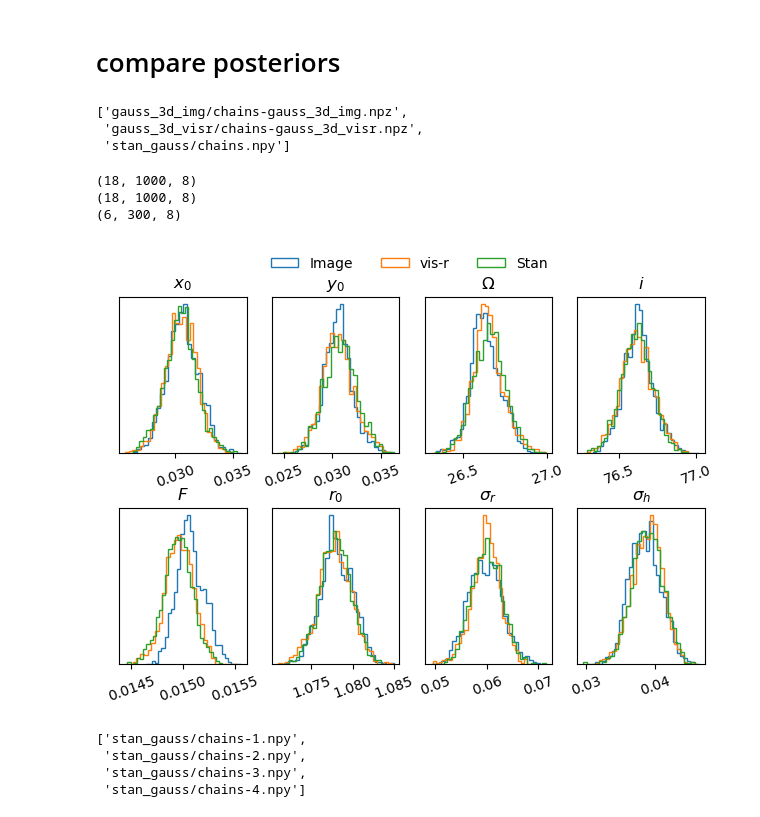
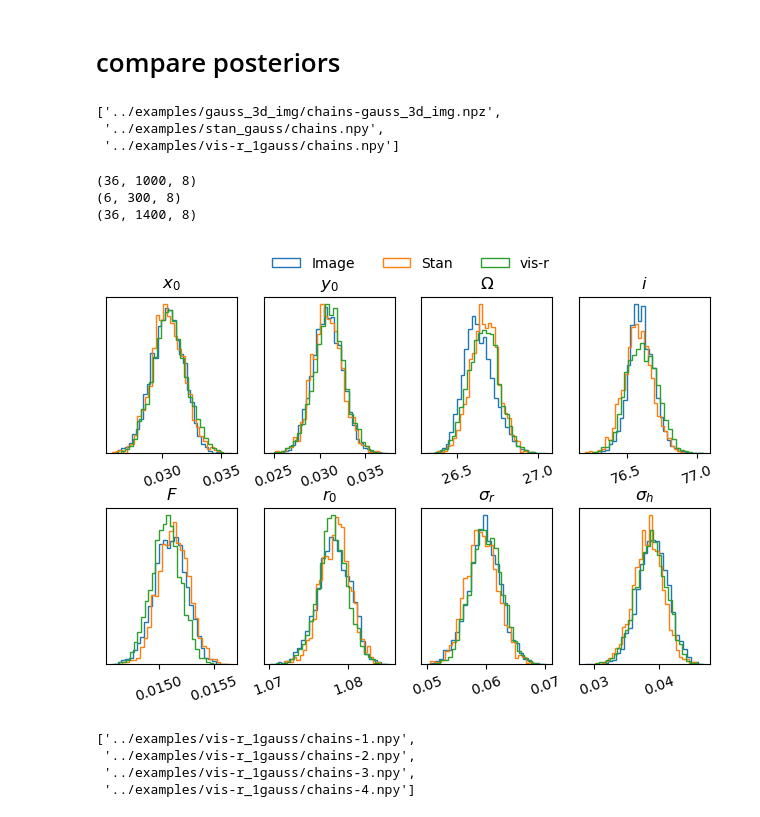
Before and after one commit to drgmk/vis-r, a Jupyter notebook: notebooks/mcmc_fitting.ipynb, the cells around one changed output. Cells and saved outputs as stored; diff of their text form; code cells hidden in the pictures.

```diff
--- a/notebooks/mcmc_fitting.ipynb
+++ b/notebooks/mcmc_fitting.ipynb
@@ -194,13 +196,13 @@ def lnpostfn_dht(p, test=False):
     urot, ruv = functions.uv_trans(u, v, np.deg2rad(p[2]), np.deg2rad(p[3]))
     # radial profile
     f = 1/2.35e-11*prof(Rnk/arcsec, p)
-    fth = h.transform(f)
+    fth = np.dot(Ykm, f)
     # normalise on shortest baseline
     fth = fth * p[4]/fth[0]
     # interpolate, frank has a method for this too
     # but it is about 10x slower
     # vis = h.interpolate(fth, ruv, space='Fourier')
-    vis = np.interp(ruv, Qnk, fth)
+    vis = np.interp(ruv, Qzero, fth)
     # vertical
     rz = p[7]*p[5]*np.sin(np.deg2rad(p[3])) * urot * arcsec2pi
     vis = vis * np.exp(-0.5*np.square(rz))
@@ -228,6 +230,6 @@ print(lnpostfn_dht(p0))
 # %%
 # choose which method to use
-if 0:
+if 1:
     lnpostfn = lnpostfn_img
     model_name += '_img'
 else:
@@ -252,7 +254,7 @@ print(lnpostfn(p0))
 # %%
 # set up and run mcmc fitting
 ndim = ii.n_params        # number of dimensions
-nwalkers = 18             # number of walkers
+nwalkers = 36             # number of walkers
 nsteps = 1000               # total number of MCMC steps
 nthreads = 6              # CPU threads that emcee should use
 
@@ -397,55 +383,58 @@ ax.scatter(ruv, vis, s=0.1, color='g')
 # %%
 fs = glob.glob('../examples/*/chain*[a-z].np[yz]')
 fs.sort()
+fs = fs[:3]
 fs
 # %% [output]
-['gauss_3d_img/chains-gauss_3d_img.npz',
- 'gauss_3d_visr/chains-gauss_3d_visr.npz',
- 'stan_gauss/chains.npy']
+['../examples/gauss_3d_img/chains-gauss_3d_img.npz',
+ '../examples/stan_gauss/chains.npy',
+ '../examples/vis-r_1gauss/chains.npy']
 # %%
 fig, ax = plt.subplots(2, 4)
 a = ax.flatten()
-lab = ['Image', 'vis-r', 'Stan']
+lab = ['Image', 'Stan', 'vis-r']
 
 for j,f in enumerate(fs):
     if 'npz' in f:
         chains = np.load(f)['arr_0']
-    else:
+    elif 'stan' in f:
         chains = np.moveaxis(np.load(f),0,-1)
         chains[:,:,2] *= 180/np.pi
         chains[:,:,3] *= 180/np.pi
+    else:
+        chains = np.load(f)
     print(chains.shape)
     for i in range(ii.n_params):
         if i == 0:
             a[i].hist(chains[:,-500:,i].flatten(), bins=30, histtype='step', density=True, label=lab[j], log=False)
         else:
             a[i].hist(chains[:,-500:,i].flatten(), bins=30, histtype='step', density=True, log=False)
         a[i].set_title(ii.params[i])
         a[i].get_yaxis().set_visible(False)
 
 for _ in a:
     _.tick_params(axis='x', labelrotation=20)
 
 fig.legend(loc='upper center', bbox_to_anchor=(0.5, 0.99),
              ncol=3, frameon=False)
 
 fig.tight_layout()
 fig.subplots_adjust(hspace=0.35, wspace=0.2, top=0.88)
 fig.savefig('../doc/comp.png', dpi=150)
 # %% [output]
-(18, 1000, 8)
-(18, 1000, 8)
+(36, 1000, 8)
 (6, 300, 8)
+(36, 1400, 8)
-[figure, old version]
+[figure, new version]
 # %%
-fs = glob.glob('../examples/*/chains-[0-9].npy')
+fs = glob.glob('../examples/vis-r_1gauss/chains-[0-9].npy')
 fs.sort()
 fs
 # %% [output]
-['stan_gauss/chains-1.npy',
- 'stan_gauss/chains-2.npy',
- 'stan_gauss/chains-3.npy',
- 'stan_gauss/chains-4.npy']
+['../examples/vis-r_1gauss/chains-1.npy',
+ '../examples/vis-r_1gauss/chains-2.npy',
+ '../examples/vis-r_1gauss/chains-3.npy',
+ '../examples/vis-r_1gauss/chains-4.npy']
 # %%
 fig, ax = plt.subplots(2, 4)
 a = ax.flatten()
```
Also changed, not shown: parts of 16 cells of this notebook, 13 other files.
